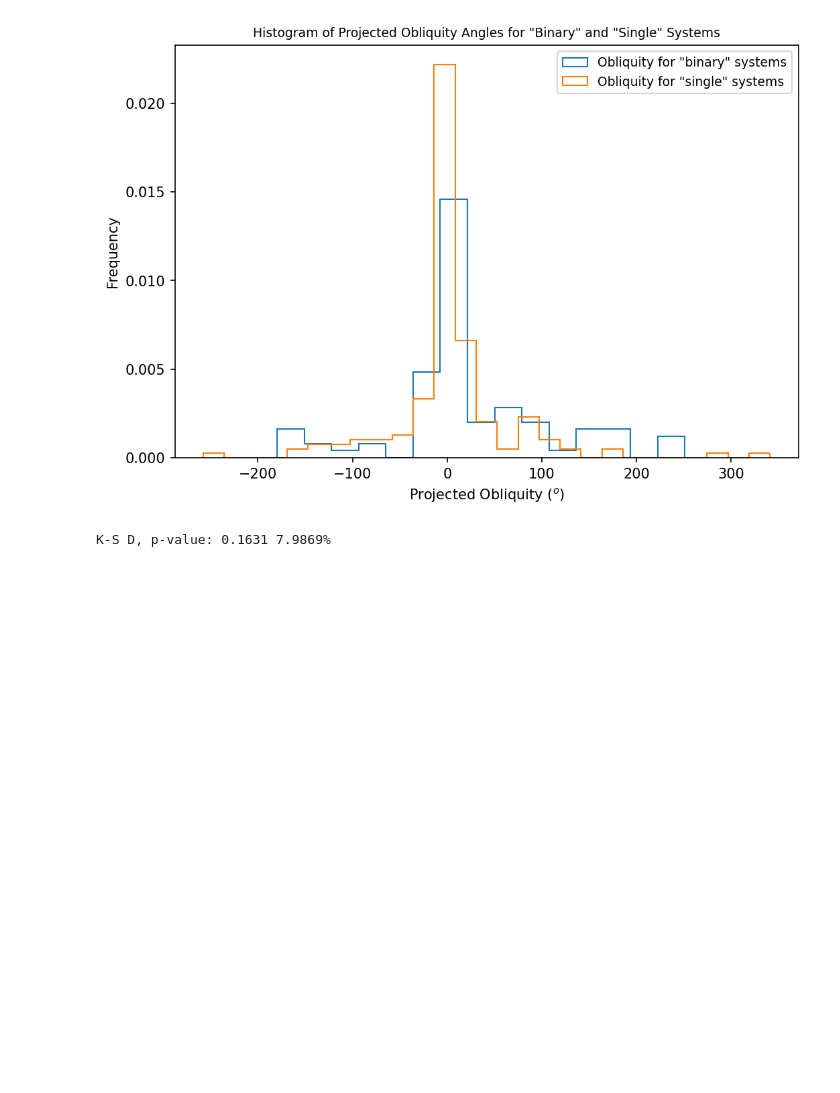
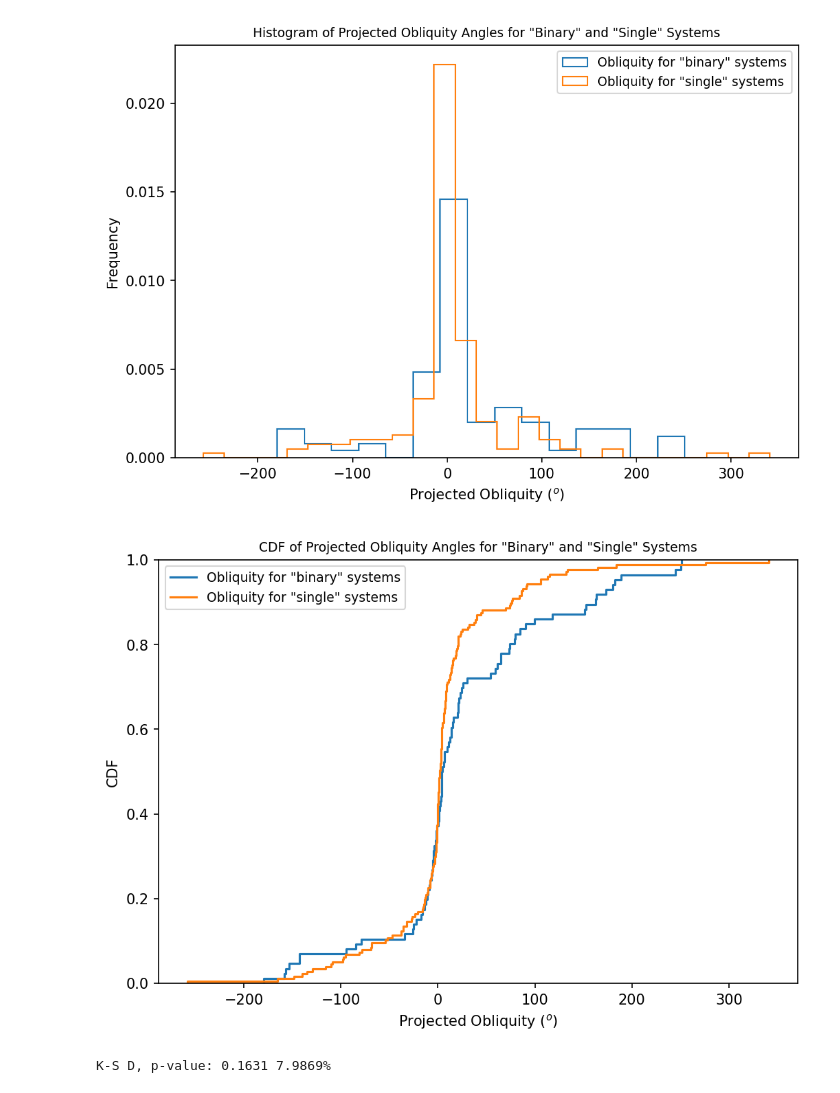
Before and after one commit to baryan/ASTR154-ProjectedObliquity, a Jupyter notebook: src/hypothesis_testing.ipynb, the cells around one changed output. Saved outputs shown, nothing was run; the diff lists cells and outputs as text; code cells hidden in the pictures; blank space fills up the shorter version.

```diff
--- a/src/hypothesis_testing.ipynb
+++ b/src/hypothesis_testing.ipynb
@@ -191,6 +443,23 @@ plt.legend(['Obliquity for "binary" systems', 'Obliquity for "single" systems'],
 plt.show()
 # %% [output]
 [figure]
+# %%
+# Set the figure size
+fig_w = 8
+fig_h = fig_w * 6 / 9
+plt.figure(figsize=[fig_w, fig_h], dpi=150)
+
+# Plot a histogram of the the two lists ('binary_sys' and 'single_sys')
+plt.ecdf(binary_sys_ruwe['pl_projobliq']);
+plt.ecdf(single_sys_ruwe['pl_projobliq']);
+plt.title('CDF of Projected Obliquity Angles for "Binary" and "Single" Systems', fontsize=9);
+plt.xlabel('Projected Obliquity $(^o)$');
+plt.ylabel('CDF');
+plt.legend(['Obliquity for "binary" systems', 'Obliquity for "single" systems'], fontsize=9, loc=2);
+
+plt.show()
+# %% [output]
+[figure, added]
 # %%
 # Calculating D and p-value for the 2-sample K-S test on the two datasets
 # ('binary_sys' vs. 'single_sys')
```
Also changed, not shown: parts of 4 cells of this notebook.
